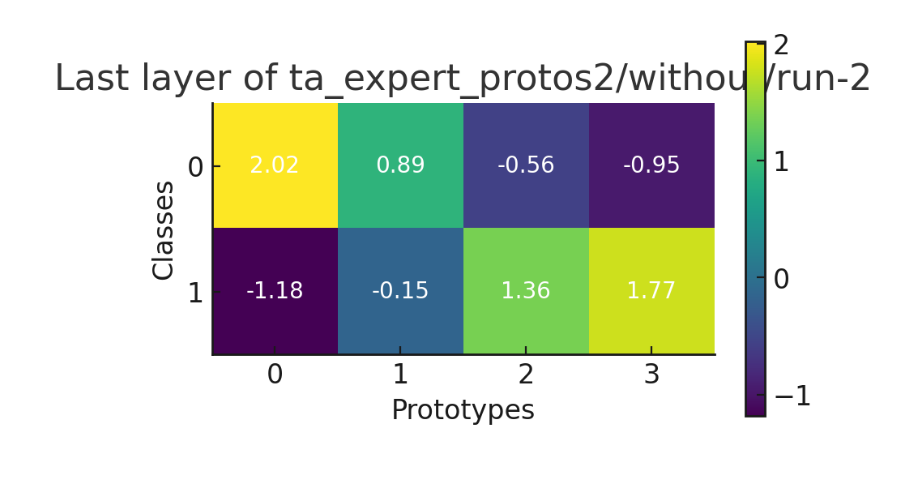
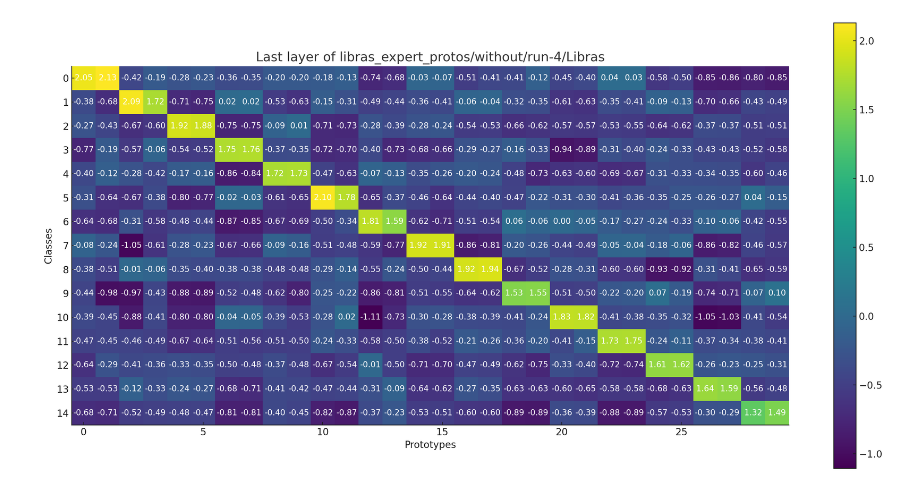
Before and after one commit to bmalkus/ProtoTSNet, a Jupyter notebook: analyze.ipynb, the cells around one changed output. Drawn from its saved outputs; the diff is of its cells as text; code cells hidden in the pictures.

```diff
--- a/analyze.ipynb
+++ b/analyze.ipynb
@@ -13,7 +13,7 @@ EXPERIMENTS_DIR = Path('experiments')
 COLOR_CYCLE = ['#606060', '#AAAAAA', '#BBBBBB']
 PROTO_BG = '#c1d1f077'
 
-exp_name = 'ta_expert_protos2/without/run-2'
+exp_name = 'libras_expert_protos/without/run-4/Libras'
 # %%
 def load_model(exp_name) -> ProtoTSNet:
     experiment_dir = EXPERIMENTS_DIR / exp_name
@@ -53,11 +53,11 @@ def plot_last_layer(ppnet, protos_per_class, num_classes, exp_name):
 # %%
 ptsnet = load_model(exp_name)
 num_classes, protos_per_class, proto_len_latent = retrieve_protos_details(exp_name)
-plt.figure(figsize=(5, 3))
+plt.figure(figsize=(20, 10))
 plot_last_layer(ptsnet, protos_per_class, num_classes, exp_name)
 plt.show()
 # %% [output]
-[figure, old version]
+[figure, new version]
 # %%
 def plot_single_feature(ax, y, rf_start, rf_end, feat_importance, color):
     x = range(len(y))
```
Also changed, not shown: parts of 2 cells of this notebook, 8 other files.
